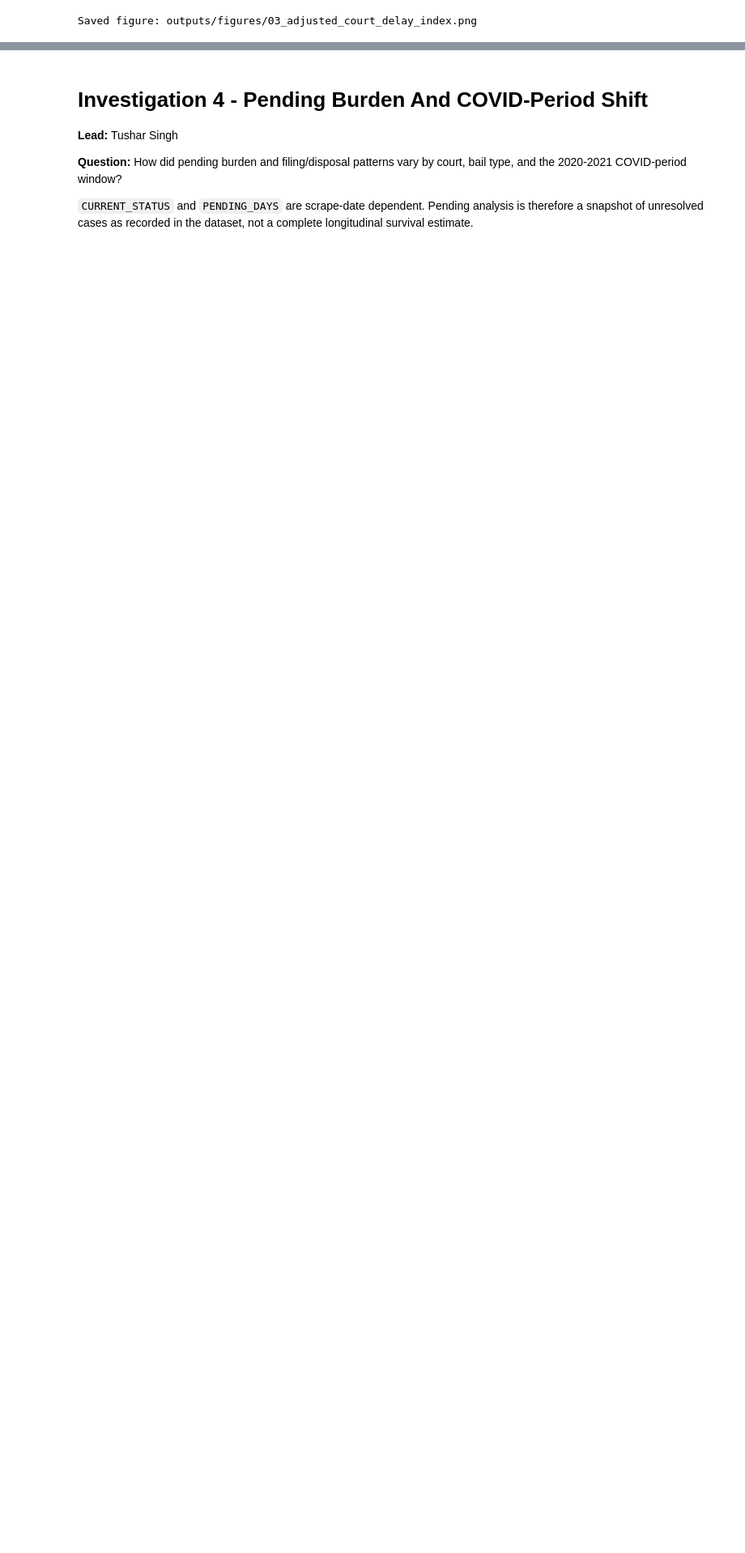
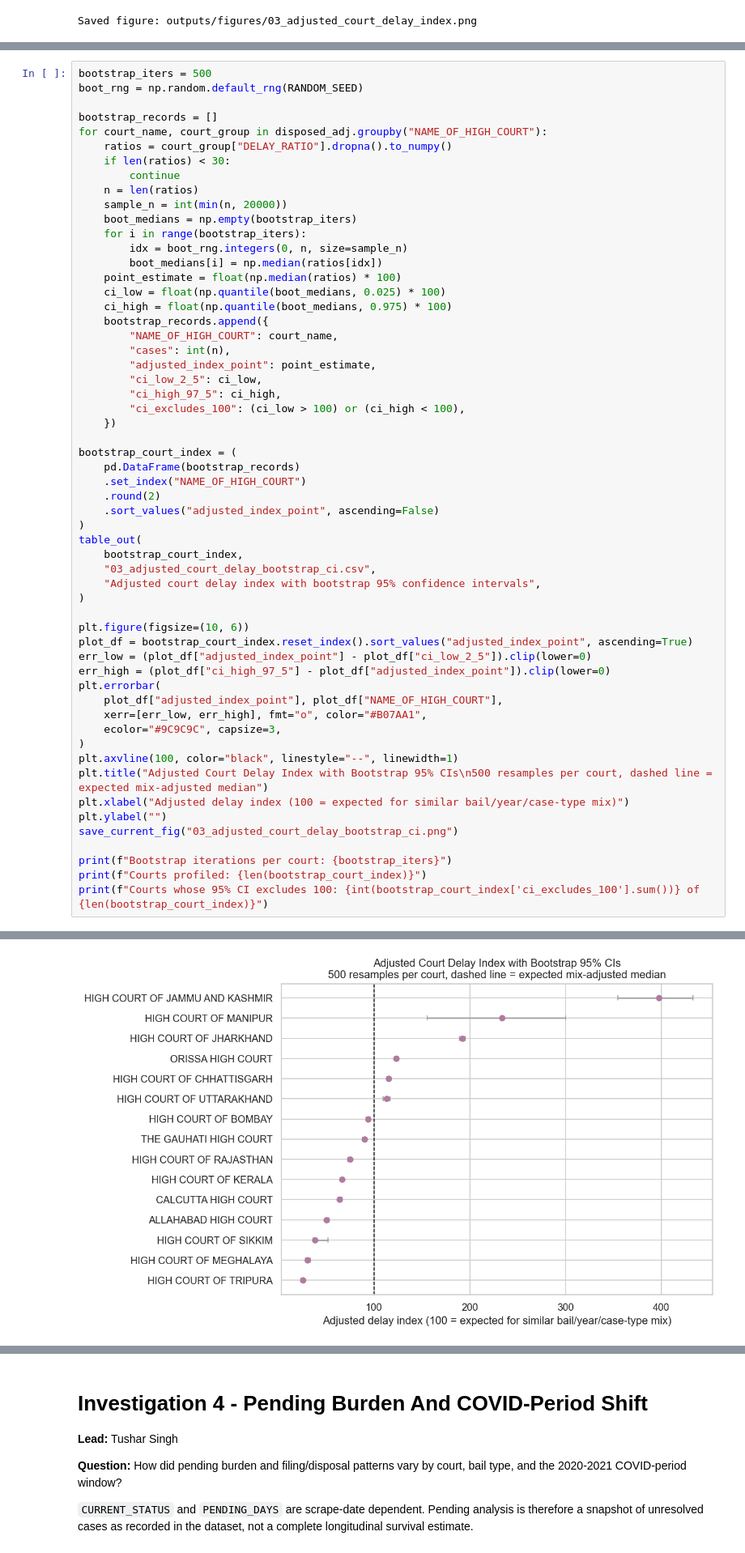
Before and after one commit to PranavPipariya/HSL530, a Jupyter notebook: Phase2_Bail_Empirical_Investigation.ipynb, the cells around one changed output, grey strips where cells are left out. Shown at 81% size. Saved outputs shown, nothing was run; the diff lists cells and outputs as text; blank space fills up the shorter version.

```diff
--- a/Phase2_Bail_Empirical_Investigation.ipynb
+++ b/Phase2_Bail_Empirical_Investigation.ipynb
@@ -897,0 +914,58 @@ Saved figure: outputs/figures/03_adjusted_court_delay_index.png
+# %%
+bootstrap_iters = 500
+boot_rng = np.random.default_rng(RANDOM_SEED)
+
+bootstrap_records = []
+for court_name, court_group in disposed_adj.groupby("NAME_OF_HIGH_COURT"):
+    ratios = court_group["DELAY_RATIO"].dropna().to_numpy()
+    if len(ratios) < 30:
+        continue
+    n = len(ratios)
+    sample_n = int(min(n, 20000))
+    boot_medians = np.empty(bootstrap_iters)
+    for i in range(bootstrap_iters):
+        idx = boot_rng.integers(0, n, size=sample_n)
+        boot_medians[i] = np.median(ratios[idx])
+    point_estimate = float(np.median(ratios) * 100)
+    ci_low = float(np.quantile(boot_medians, 0.025) * 100)
+    ci_high = float(np.quantile(boot_medians, 0.975) * 100)
+    bootstrap_records.append({
+        "NAME_OF_HIGH_COURT": court_name,
+        "cases": int(n),
+        "adjusted_index_point": point_estimate,
+        "ci_low_2_5": ci_low,
+        "ci_high_97_5": ci_high,
+        "ci_excludes_100": (ci_low > 100) or (ci_high < 100),
+    })
+
+bootstrap_court_index = (
+    pd.DataFrame(bootstrap_records)
+    .set_index("NAME_OF_HIGH_COURT")
+    .round(2)
+    .sort_values("adjusted_index_point", ascending=False)
+)
+table_out(
+    bootstrap_court_index,
+    "03_adjusted_court_delay_bootstrap_ci.csv",
+    "Adjusted court delay index with bootstrap 95% confidence intervals",
+)
+
+plt.figure(figsize=(10, 6))
+plot_df = bootstrap_court_index.reset_index().sort_values("adjusted_index_point", ascending=True)
+err_low = (plot_df["adjusted_index_point"] - plot_df["ci_low_2_5"]).clip(lower=0)
+err_high = (plot_df["ci_high_97_5"] - plot_df["adjusted_index_point"]).clip(lower=0)
+plt.errorbar(
+    plot_df["adjusted_index_point"], plot_df["NAME_OF_HIGH_COURT"],
+    xerr=[err_low, err_high], fmt="o", color="#B07AA1",
+    ecolor="#9C9C9C", capsize=3,
+)
+plt.axvline(100, color="black", linestyle="--", linewidth=1)
+plt.title("Adjusted Court Delay Index with Bootstrap 95% CIs\n500 resamples per court, dashed line = expected mix-adjusted median")
+plt.xlabel("Adjusted delay index (100 = expected for similar bail/year/case-type mix)")
+plt.ylabel("")
+save_current_fig("03_adjusted_court_delay_bootstrap_ci.png")
+
+print(f"Bootstrap iterations per court: {bootstrap_iters}")
+print(f"Courts profiled: {len(bootstrap_court_index)}")
+print(f"Courts whose 95% CI excludes 100: {int(bootstrap_court_index['ci_excludes_100'].sum())} of {len(bootstrap_court_index)}")
+# %% [output]
@@ -897,0 +991 @@ Saved figure: outputs/figures/03_adjusted_court_delay_index.png
+[figure, added]
```
Also changed, not shown: parts of 25 cells of this notebook, 21 other files.
